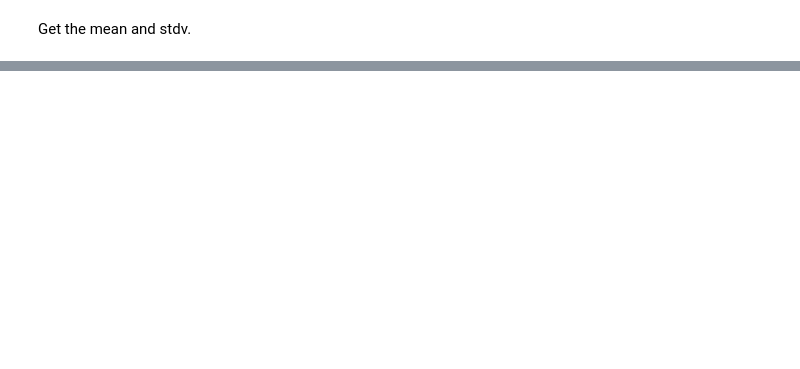
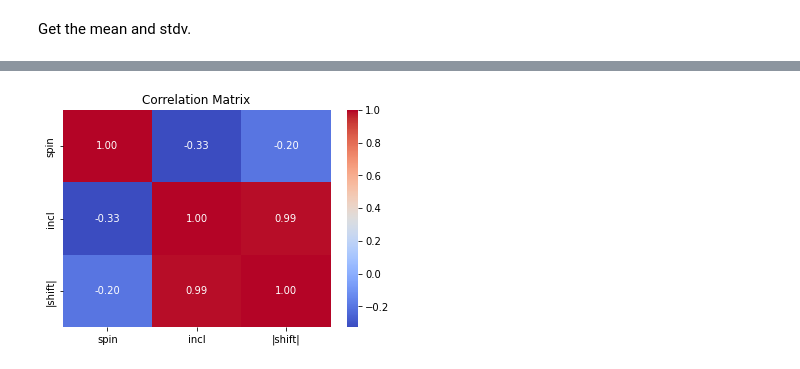
Before and after one commit to dominic-chang/CenterComparison, a Jupyter notebook: src/mring_results.ipynb, the cells around one changed output, grey strips where cells are left out. Saved outputs shown, nothing was run; the diff lists cells and outputs as text; code cells hidden in the pictures; blank space fills up the shorter version.

```diff
--- a/src/mring_results.ipynb
+++ b/src/mring_results.ipynb
@@ -237,0 +267,9 @@ plt.show()
+# %%
+df = pd.DataFrame(np.array(resData)[:,[1,2,3]], columns=['spin', 'incl', '|shift|'])
+correlation_matrix = df.corr()
+
+sns.heatmap(correlation_matrix, annot=True, cmap='coolwarm', fmt='.2f')
+plt.title('Correlation Matrix')
+plt.show()
+# %% [output]
+[figure, added]
```
Also changed, not shown: parts of 8 cells of this notebook, 1 other file.
